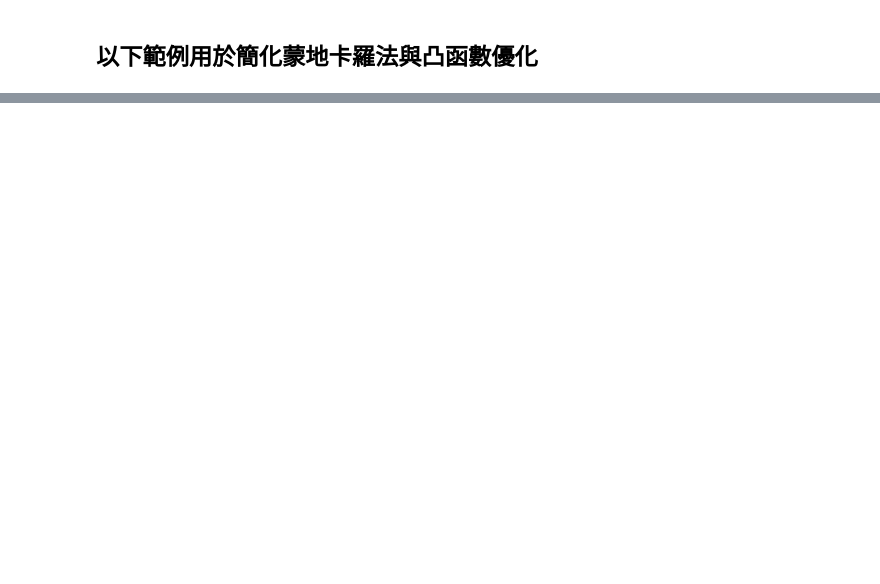
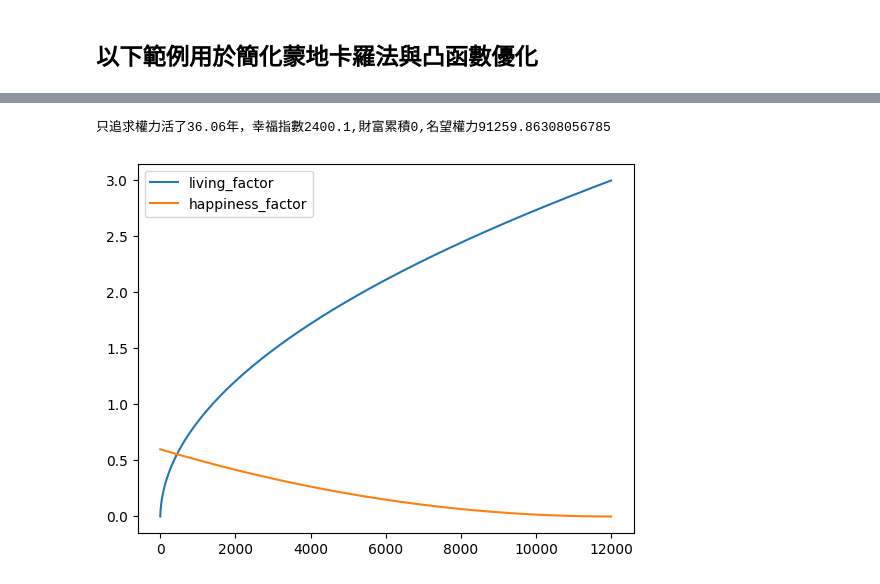
Before and after one commit to Alan-Cheng/q-trade, a Jupyter notebook: CH6-蒙地卡羅法與凸函數最佳化.ipynb, the cells around one changed output, grey strips where cells are left out. Drawn from its saved outputs; the diff is of its cells as text; code cells hidden in the pictures; blank space fills up the shorter version.

```diff
--- a/CH6-蒙地卡羅法與凸函數最佳化.ipynb
+++ b/CH6-蒙地卡羅法與凸函數最佳化.ipynb
@@ -204,0 +275,66 @@ plt.legend(['living_factor', 'happiness_factor'], loc='best')
+# %%
+# 追求權力的類別
+class FameSeekDay(BaseSeekDay):
+    """
+    FameSeekDay：追求名望與權力的一天
+    形象：社交、政治、競爭、領導
+    抽象：追求影響力與社會地位
+    """
+
+    def _init_self(self):
+        # 每天對生命消耗的常數 = 3（代表等於消耗 3 天）
+        self.living_consume = 3
+        # 每天幸福指數常數 = 0.6
+        self.happiness_base = 0.6
+        # 名望權力累積常數 = 10
+        self.fame_base = 10
+
+        # 產生可變因子序列
+        self._gen_living_days()
+
+    def _gen_living_days(self):
+        """
+        建立生命消耗、幸福感與名望增長的可變序列
+        """
+
+        # 生成 12000 天的序列
+        days = np.arange(1, 12000)
+
+        # 對生命消耗的基底函式使用 sqrt()
+        # 初期變化緩慢，後期成長加快
+        living_days = np.sqrt(days)
+        self.living_factor = regular_mm(living_days)
+
+        # 幸福指數使用 np.power(days, 2)
+        # 變化速度介於 Health（慢）與 Stock（快）之間
+        happiness_days = np.power(days, 2)
+        self.happiness_factor = regular_mm(happiness_days)[::-1]
+
+        """
+        名望因子：
+        這裡簡化設定為與 living_factor 相同（0～1）
+        代表隨著時間推進，影響力與權力逐漸累積，
+        但也帶來相對更高的生命消耗。
+        """
+        self.fame_factor = self.living_factor
+
+# ==== 測試 ====
+# 初始化一個我
+me = Person()
+# 初始化追求權力的日子
+seek_fame = FameSeekDay()
+# 活著就追求權力
+while me.living > 0:
+    me.live_one_day(seek_fame)
+
+print('只追求權力活了{}年，幸福指數{},財富累積{},名望權力{}'.format
+      (round(me.living_day / 365, 2), round(me.happiness, 2),
+       me.wealth, me.fame))
+
+plt.plot(seek_fame.living_factor * seek_fame.living_consume)
+plt.plot(seek_fame.happiness_factor * seek_fame.happiness_base)
+plt.legend(['living_factor', 'happiness_factor'], loc='best')
+plt.show()
+# %% [output]
+只追求權力活了36.06年，幸福指數2400.1,財富累積0,名望權力91259.86308056785
+[figure, added]
```
Also changed, not shown: parts of 3 cells of this notebook.
